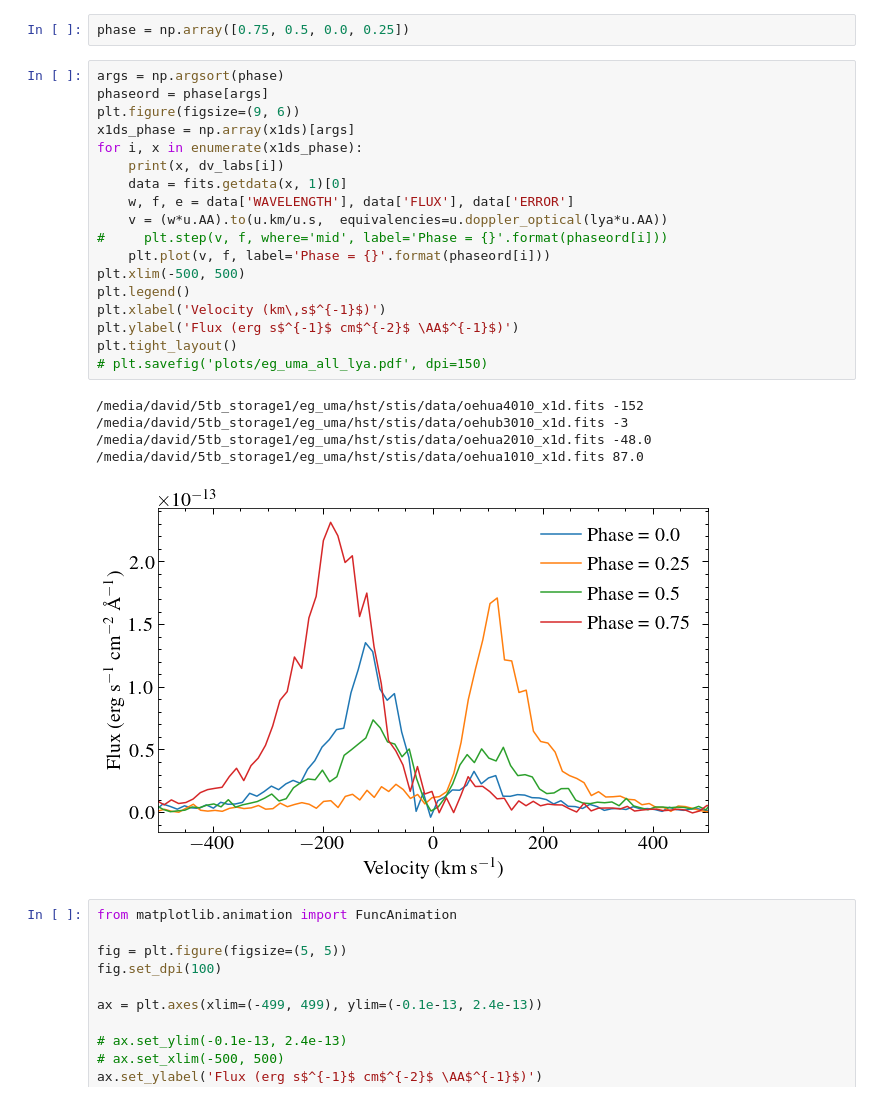
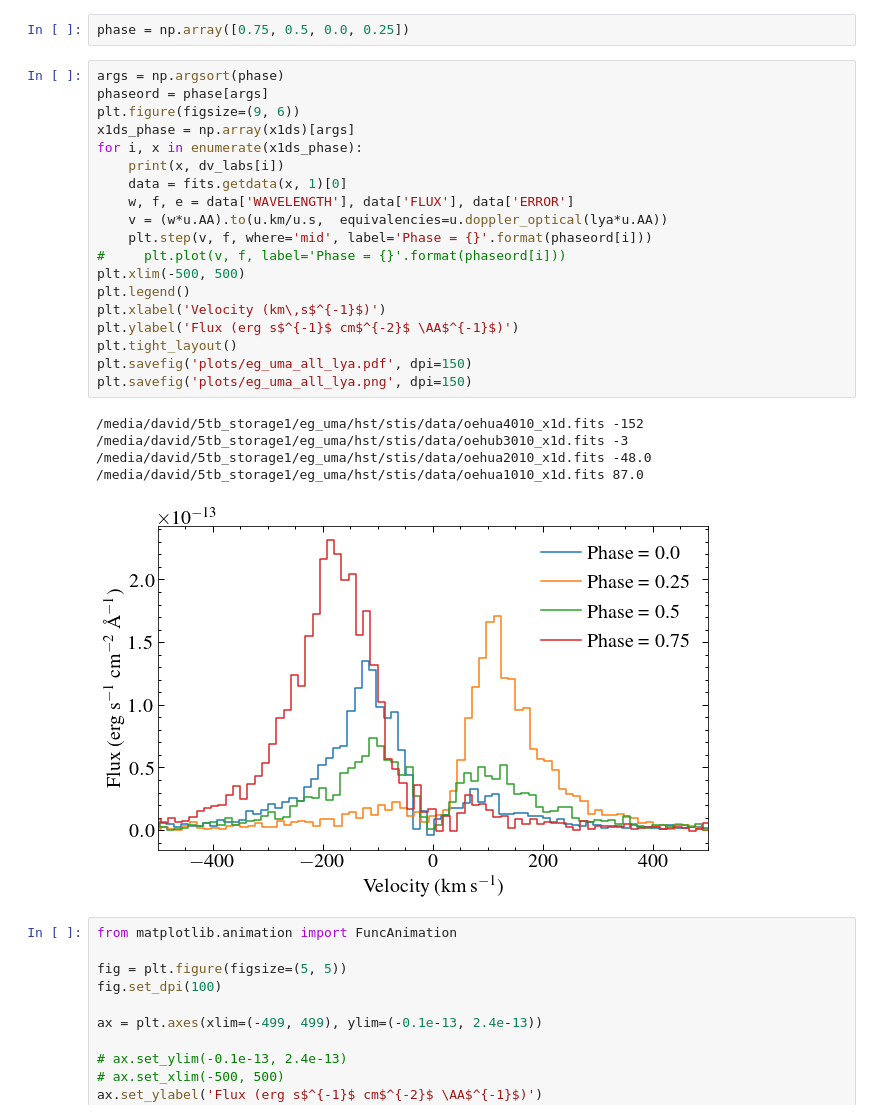
Before and after one commit to davidjwilson/pceb, a Jupyter notebook: eg_uma/eg_uma_stis_first_look.ipynb, the cells around one changed output. Cells and saved outputs as stored; diff of their text form.

```diff
--- a/eg_uma/eg_uma_stis_first_look.ipynb
+++ b/eg_uma/eg_uma_stis_first_look.ipynb
@@ -688,27 +700,28 @@ phase = np.array([0.75, 0.5, 0.0, 0.25])
 # %%
 args = np.argsort(phase)
 phaseord = phase[args]
 plt.figure(figsize=(9, 6))
 x1ds_phase = np.array(x1ds)[args]
 for i, x in enumerate(x1ds_phase):
     print(x, dv_labs[i])
     data = fits.getdata(x, 1)[0]
     w, f, e = data['WAVELENGTH'], data['FLUX'], data['ERROR']
     v = (w*u.AA).to(u.km/u.s,  equivalencies=u.doppler_optical(lya*u.AA))
-#     plt.step(v, f, where='mid', label='Phase = {}'.format(phaseord[i]))
-    plt.plot(v, f, label='Phase = {}'.format(phaseord[i]))
+    plt.step(v, f, where='mid', label='Phase = {}'.format(phaseord[i]))
+#     plt.plot(v, f, label='Phase = {}'.format(phaseord[i]))
 plt.xlim(-500, 500)
 plt.legend()
 plt.xlabel('Velocity (km\,s$^{-1}$)')
 plt.ylabel('Flux (erg s$^{-1}$ cm$^{-2}$ \AA$^{-1}$)')
 plt.tight_layout()
-# plt.savefig('plots/eg_uma_all_lya.pdf', dpi=150)
+plt.savefig('plots/eg_uma_all_lya.pdf', dpi=150)
+plt.savefig('plots/eg_uma_all_lya.png', dpi=150)
 # %% [output]
 /media/david/5tb_storage1/eg_uma/hst/stis/data/oehua4010_x1d.fits -152
 /media/david/5tb_storage1/eg_uma/hst/stis/data/oehub3010_x1d.fits -3
 /media/david/5tb_storage1/eg_uma/hst/stis/data/oehua2010_x1d.fits -48.0
 /media/david/5tb_storage1/eg_uma/hst/stis/data/oehua1010_x1d.fits 87.0
-[figure, old version]
+[figure, new version]
 # %%
 from matplotlib.animation import FuncAnimation
 
```
Also changed, not shown: parts of 5 cells of this notebook, 38 other files.
